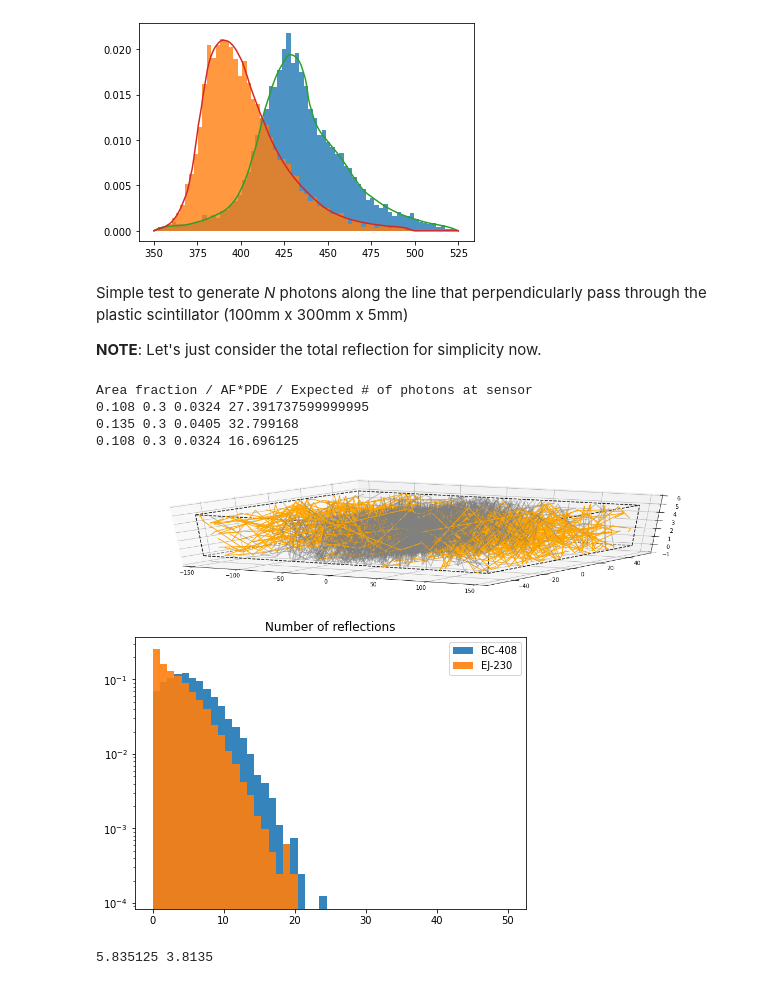
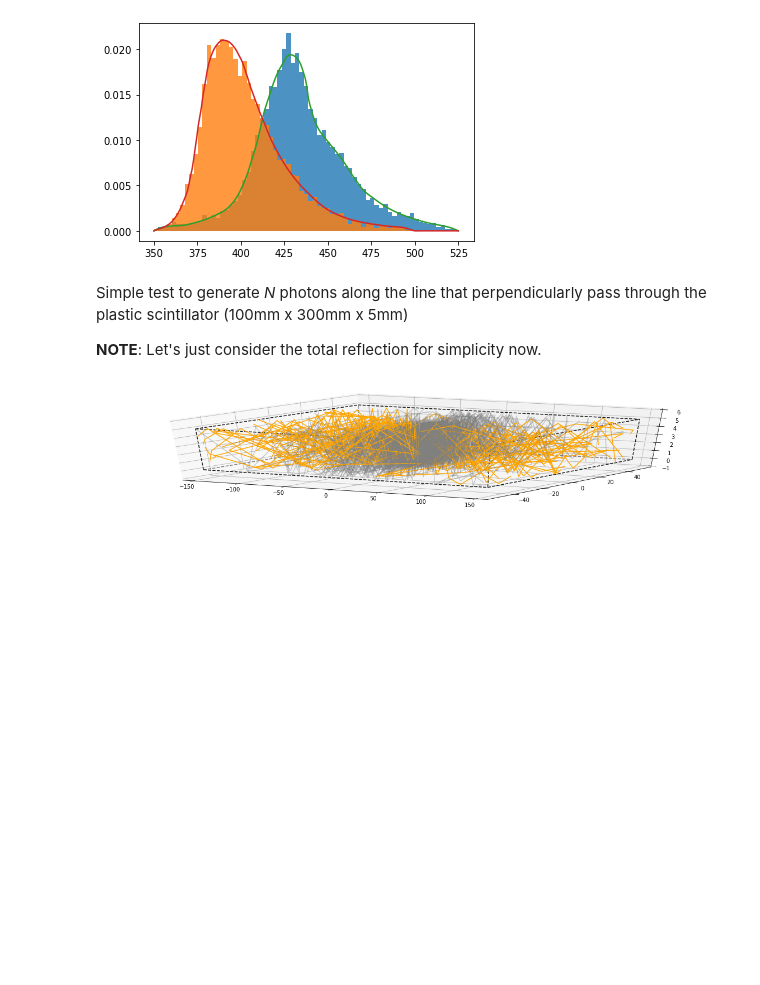
Before and after one commit to yfujii02/work4comet, a Jupyter notebook: SimpleLightPropagationAnalysis.ipynb, the cells around one changed output. Saved outputs shown, nothing was run; the diff lists cells and outputs as text; code cells hidden in the pictures; blank space fills up the shorter version.

```diff
--- a/SimpleLightPropagationAnalysis.ipynb
+++ b/SimpleLightPropagationAnalysis.ipynb
@@ -237,9 +237,9 @@ def getNumRef(ref):
             num=num+1
     return num
 
-narriveZ=[0,0,0,0,0,0]
-#nev=nprod
-nev=8000
+narriveZ=np.zeros(8)
+nev=nprod
+#nev=8000
 numRefBC=[]
 numRefEJ=[]
 for i in range(nev):
@@ -248,68 +248,44 @@ for i in range(nev):
     nRef=getNumRef(ref)
     numRefBC.append(nRef)
     x,y,z,endz=reflectlines(0,rndy[i],0,px[i],py[i],pz[i],0.1,attLength[0]*10,nRef,[-50,50],[0,5],[-150,150])
-    if(i%10==0):
+    if(i%20==0):
         color='gray'
-        alpha=0.5
+        alpha=0.4
         if (endz[0]==True or endz[1]==True):
             color='orange'
             alpha=1.0
         #ax[0].plot(x,y)
         #ax[1].plot(z,y)
         ax.plot(z,x,y,color=color,alpha=alpha)
     if endz[0]==True:
         narriveZ[0]=narriveZ[0]+1
     if endz[1]==True:
         narriveZ[1]=narriveZ[1]+1
     #####################################
     # What if we use narrower counter??
     #####################################
     x,y,z,endz=reflectlines(0,rndy[i],0,px[i],py[i],pz[i],0.1,attLength[0]*10,nRef,[-40,40],[0,5],[-150,150])
     if endz[0]==True:
         narriveZ[2]=narriveZ[2]+1
     if endz[1]==True:
         narriveZ[3]=narriveZ[3]+1
 
     wl=dataEJ[i]
     ref=fsp2(wl)/100.0 # Use the function for angle=0 just for now
     nRef=getNumRef(ref)
     numRefEJ.append(nRef)
-    x,y,z,endz=reflectlines(0,rndy[i],0,px[i],py[i],pz[i],0.1,attLength[0]*10,nRef,[-50,50],[0,5],[-150,150])
+    x,y,z,endz=reflectlines(0,rndy[i],0,px[i],py[i],pz[i],0.1,attLength[1]*10,nRef,[-50,50],[0,5],[-150,150])
     if endz[0]==True:
         narriveZ[4]=narriveZ[4]+1
     if endz[1]==True:
         narriveZ[5]=narriveZ[5]+1
-
-
-#print(narriveZ[0],narriveZ[1])
-
-nsensors=6 ### Yet an arbitrary number..
-pde=0.3
-areaFrac=3*3*nsensors/(100*5)
-print('Area fraction / AF*PDE / Expected # of photons at sensor')
-print(areaFrac,pde,areaFrac*pde,areaFrac*pde*(narriveZ[0]/nev)*dE2L[0])
-areaFrac=3*3*nsensors/(80*5) # for smaller width counter
-print(areaFrac,pde,areaFrac*pde,areaFrac*pde*(narriveZ[2]/nev)*dE2L[0])
-## EJ-230
-areaFrac=3*3*nsensors/(100*5)
-print(areaFrac,pde,areaFrac*pde,areaFrac*pde*(narriveZ[4]/nev)*dE2L[1])
-
-fig = plt.figure(figsize=(7,5))
-xbin=np.linspace(0,50,50)
-plt.title('Number of reflections')
-plt.hist(numRefBC,bins=xbin,density=True,alpha=0.9,label='BC-408')
-plt.hist(numRefEJ,bins=xbin,density=True,alpha=0.9,label='EJ-230')
-plt.legend(loc='upper right')
-plt.yscale('Log')
-plt.show()
+    #####################################
+    # Narrower counter case
+    #####################################
+    x,y,z,endz=reflectlines(0,rndy[i],0,px[i],py[i],pz[i],0.1,attLength[1]*10,nRef,[-40,40],[0,5],[-150,150])
+    if endz[0]==True:
+        narriveZ[6]=narriveZ[6]+1
+    if endz[1]==True:
+        narriveZ[7]=narriveZ[7]+1
 # %% [output]
-Area fraction / AF*PDE / Expected # of photons at sensor
-0.108 0.3 0.0324 27.391737599999995
-0.135 0.3 0.0405 32.799168
-0.108 0.3 0.0324 16.696125
-[figure, old version]
+[figure, new version]
-[figure, removed]
-# %%
-print(np.array(numRefBC).mean(),np.array(numRefEJ).mean())
-# %% [output]
-5.835125 3.8135
```
Also changed, not shown: parts of 2 cells of this notebook, 2 other files.
